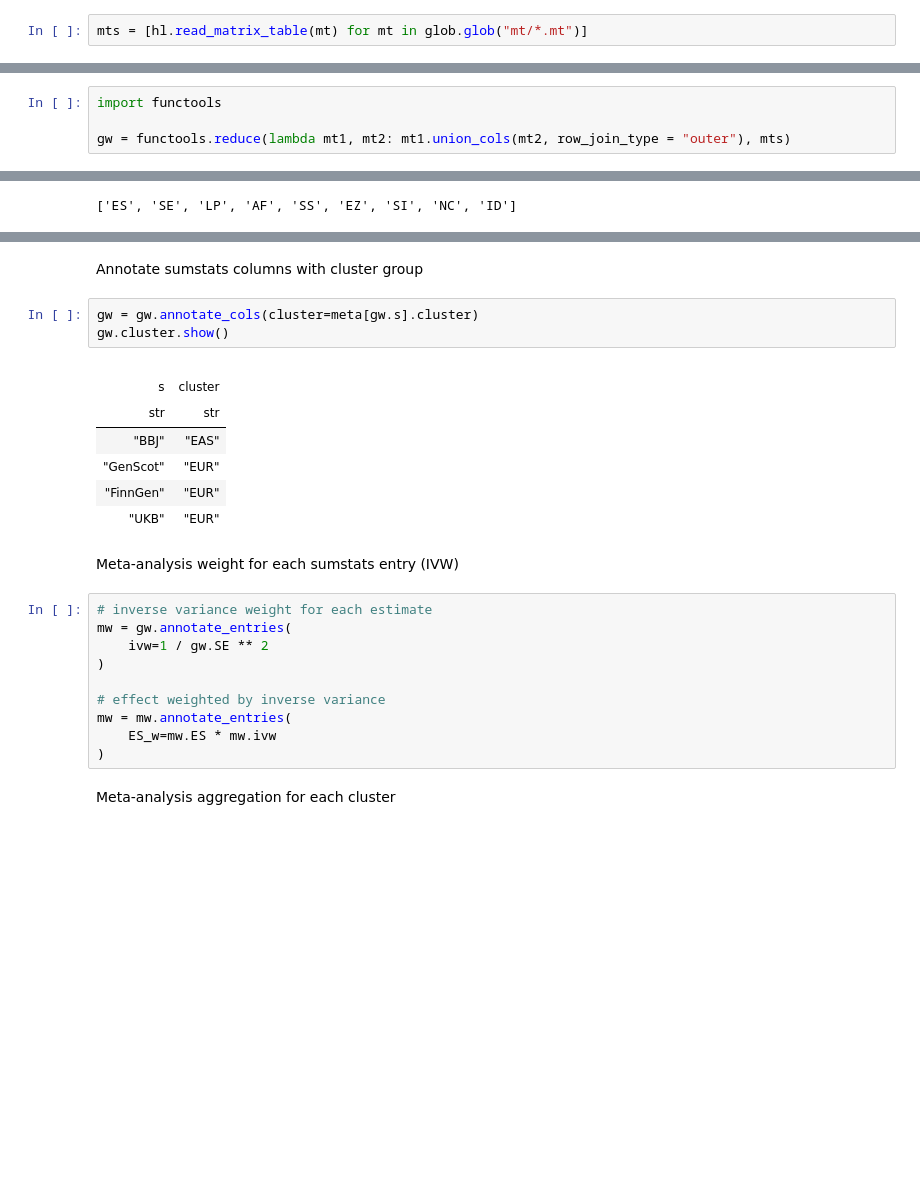
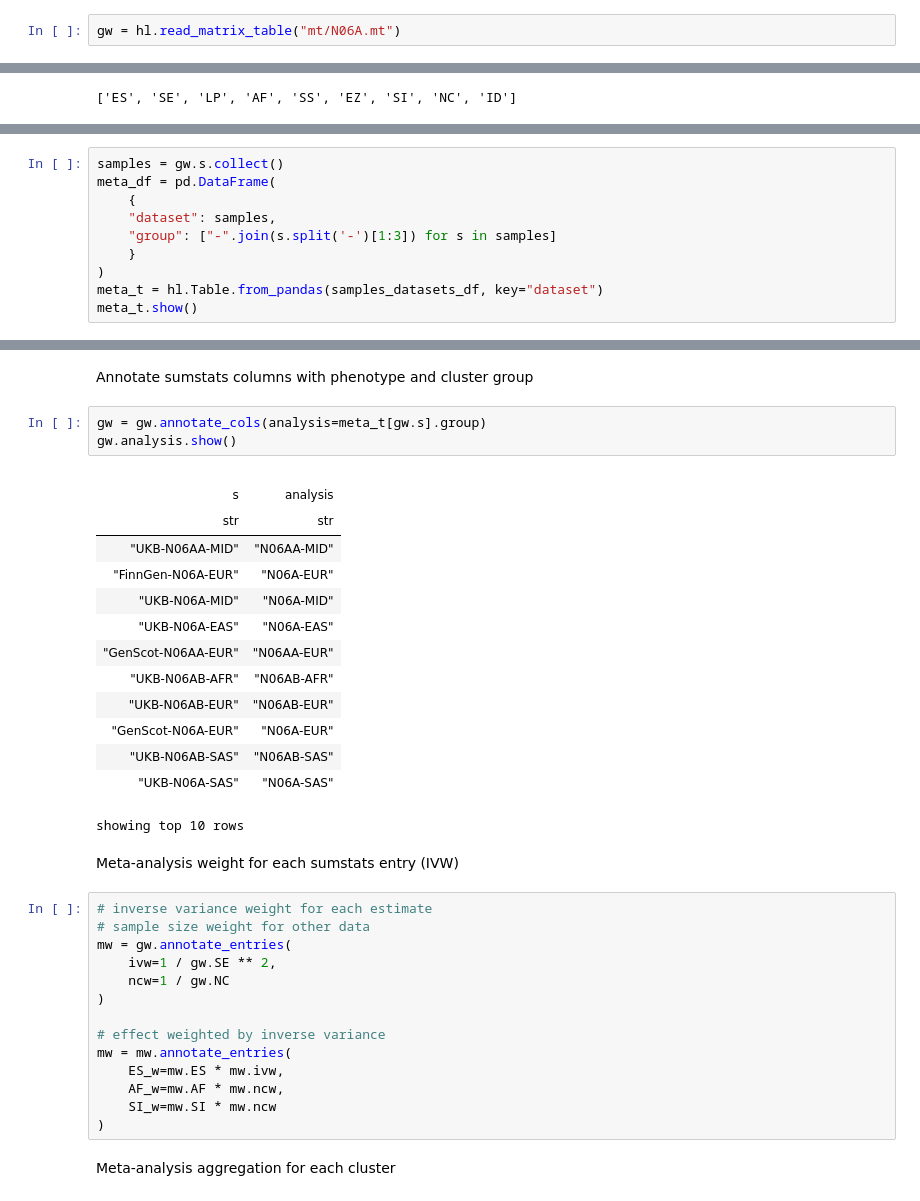
Before and after one commit to ccbs-stradl/antidep-gwas, a Jupyter notebook: meta.ipynb, the cells around one changed output, grey strips where cells are left out. Drawn from its saved outputs; the diff is of its cells as text; blank space fills up the shorter version.

Commit message:
Hail import and meta-analysis

```diff
--- a/meta.ipynb
+++ b/meta.ipynb
@@ -40,4 +26,4 @@ for gwas_vcf in glob.glob("vcf/*.vcf.gz"):
 # %% [markdown]
 Open all the sumstats tables
 # %%
-mts = [hl.read_matrix_table(mt) for mt in glob.glob("mt/*.mt")]
+gw = hl.read_matrix_table("mt/N06A.mt")
@@ -46,7 +30,3 @@ Merge the list of sumstats together.
-# %%
-import functools
-
-gw = functools.reduce(lambda mt1, mt2: mt1.union_cols(mt2, row_join_type = "outer"), mts)
 # %%
 list(gw.entry)
 # %% [output]
@@ -57,0 +38,10 @@ meta = hl.import_table("sumstats.csv", delimiter=",", key="cohort")
+# %%
+samples = gw.s.collect()
+meta_df = pd.DataFrame(
+    {
+    "dataset": samples,
+    "group": ["-".join(s.split('-')[1:3]) for s in samples]
+    }
+)
+meta_t = hl.Table.from_pandas(samples_datasets_df, key="dataset")
+meta_t.show()
@@ -58,27 +63,38 @@ meta = hl.import_table("sumstats.csv", delimiter=",", key="cohort")
 # %% [markdown]
-Annotate sumstats columns with cluster group
+Annotate sumstats columns with phenotype and cluster group
 # %%
-gw = gw.annotate_cols(cluster=meta[gw.s].cluster)
-gw.cluster.show()
+gw = gw.annotate_cols(analysis=meta_t[gw.s].group)
+gw.analysis.show()
 # %% [output]
 |  |  |
-| s | cluster |
+| s | analysis |
 | str | str |
-| "BBJ" | "EAS" |
-| "GenScot" | "EUR" |
-| "FinnGen" | "EUR" |
-| "UKB" | "EUR" |
+| "UKB-N06AA-MID" | "N06AA-MID" |
+| "FinnGen-N06A-EUR" | "N06A-EUR" |
+| "UKB-N06A-MID" | "N06A-MID" |
+| "UKB-N06A-EAS" | "N06A-EAS" |
+| "GenScot-N06AA-EUR" | "N06AA-EUR" |
+| "UKB-N06AB-AFR" | "N06AB-AFR" |
+| "UKB-N06AB-EUR" | "N06AB-EUR" |
+| "GenScot-N06A-EUR" | "N06A-EUR" |
+| "UKB-N06AB-SAS" | "N06AB-SAS" |
+| "UKB-N06A-SAS" | "N06A-SAS" |
+showing top 10 rows
 # %% [markdown]
 Meta-analysis weight for each sumstats entry (IVW)
 # %%
 # inverse variance weight for each estimate
+# sample size weight for other data
 mw = gw.annotate_entries(
-    ivw=1 / gw.SE ** 2
+    ivw=1 / gw.SE ** 2,
+    ncw=1 / gw.NC
 )
 
 # effect weighted by inverse variance
 mw = mw.annotate_entries(
-    ES_w=mw.ES * mw.ivw
+    ES_w=mw.ES * mw.ivw,
+    AF_w=mw.AF * mw.ncw,
+    SI_w=mw.SI * mw.ncw
 )
 # %% [markdown]
 Meta-analysis aggregation for each cluster
```
Also changed, not shown: parts of 14 cells of this notebook.
